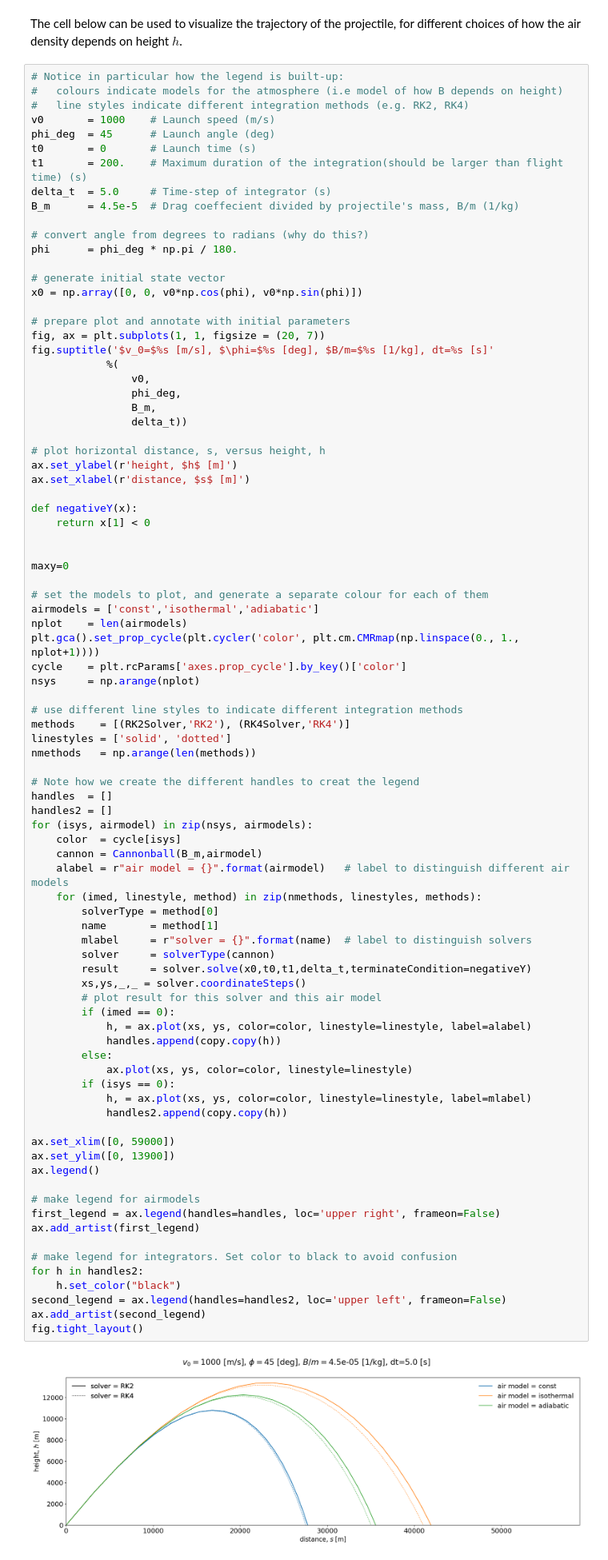
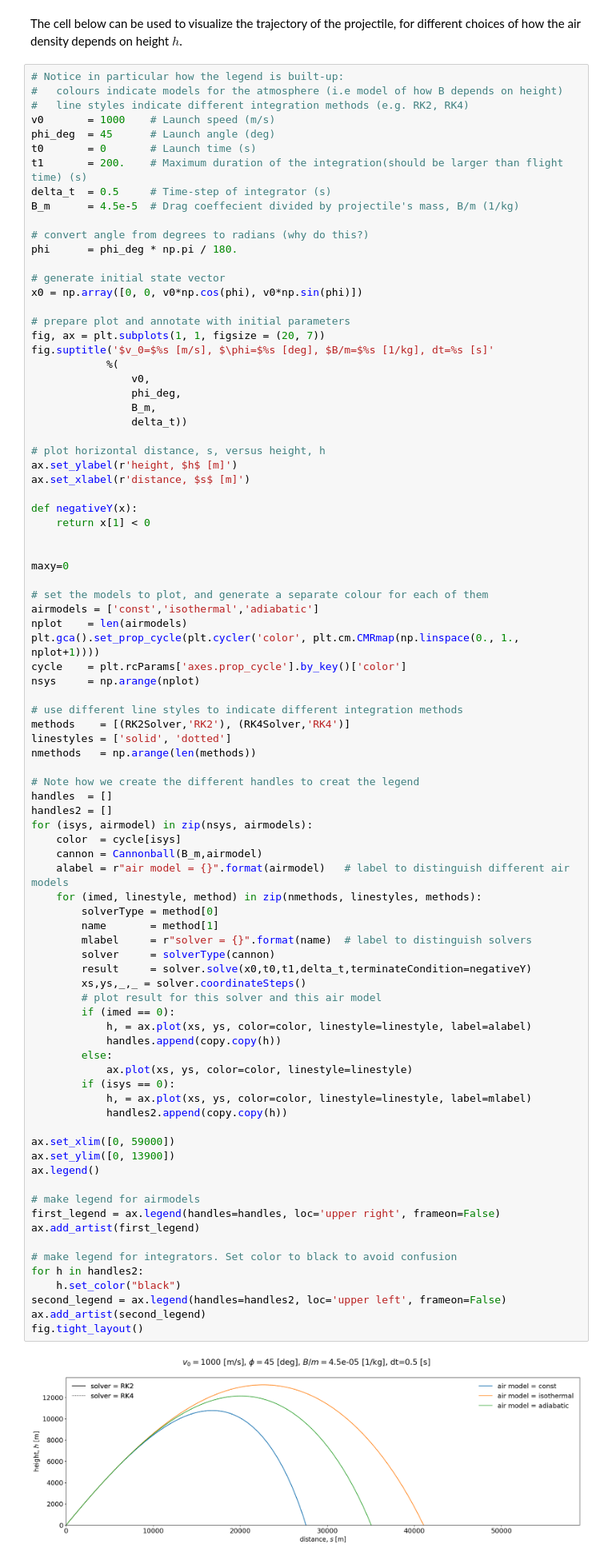
Before and after one commit to keithonpy/Scientific_Computing, a Jupyter notebook: 2. Projectile Motion/projectile_motion.ipynb, the cells around one changed output. Shown at 80% size. Drawn from its saved outputs; the diff is of its cells as text.

Commit message:
update bisection method for delta t

```diff
--- a/2. Projectile Motion/projectile_motion.ipynb
+++ b/2. Projectile Motion/projectile_motion.ipynb
@@ -317,7 +317,7 @@ v0       = 1000    # Launch speed (m/s)
 phi_deg  = 45      # Launch angle (deg)
 t0       = 0       # Launch time (s)
 t1       = 200.    # Maximum duration of the integration(should be larger than flight time) (s)
-delta_t  = 5.0     # Time-step of integrator (s)
+delta_t  = 0.5     # Time-step of integrator (s)
 B_m      = 4.5e-5  # Drag coeffecient divided by projectile's mass, B/m (1/kg)
 
 # convert angle from degrees to radians (why do this?)
@@ -369,34 +369,34 @@ for (isys, airmodel) in zip(nsys, airmodels):
         name       = method[1]
         mlabel     = r"solver = {}".format(name)  # label to distinguish solvers
         solver     = solverType(cannon)
         result     = solver.solve(x0,t0,t1,delta_t,terminateCondition=negativeY)
         xs,ys,_,_ = solver.coordinateSteps()
         # plot result for this solver and this air model
         if (imed == 0):
             h, = ax.plot(xs, ys, color=color, linestyle=linestyle, label=alabel)
             handles.append(copy.copy(h))
         else:
             ax.plot(xs, ys, color=color, linestyle=linestyle)
         if (isys == 0):
             h, = ax.plot(xs, ys, color=color, linestyle=linestyle, label=mlabel)
             handles2.append(copy.copy(h))
 
 ax.set_xlim([0, 59000])
 ax.set_ylim([0, 13900])
 ax.legend()
 
 # make legend for airmodels
 first_legend = ax.legend(handles=handles, loc='upper right', frameon=False)
 ax.add_artist(first_legend)
 
 # make legend for integrators. Set color to black to avoid confusion
 for h in handles2:
     h.set_color("black")
 second_legend = ax.legend(handles=handles2, loc='upper left', frameon=False)
 ax.add_artist(second_legend)
 fig.tight_layout()
 # %% [output]
-[figure, old version]
+[figure, new version]
 # %% [markdown]
 Here is an example of how a figure caption could look like.
 
```
Also changed, not shown: parts of 6 cells of this notebook.
